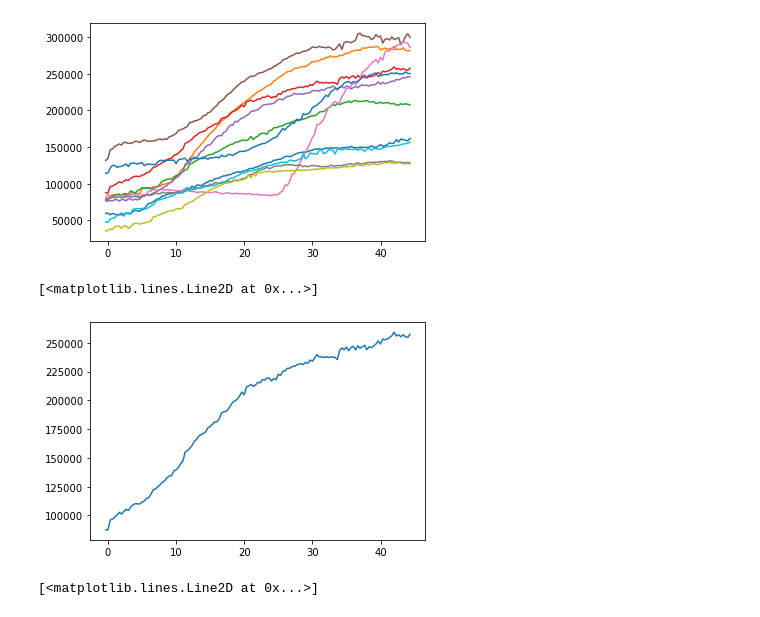
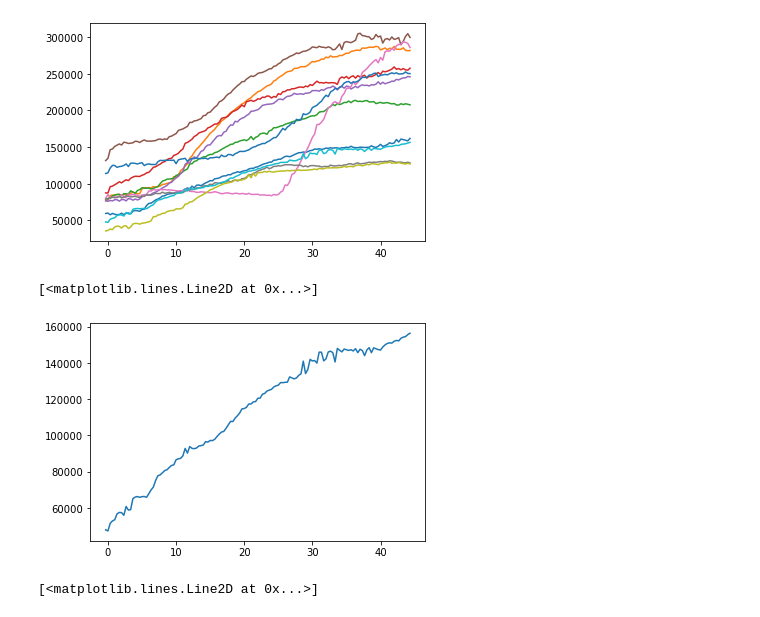
Before and after one commit to hstrey/DEGLITer2_modeling, a Jupyter notebook: first try.ipynb, the cells around one changed output. Drawn from its saved outputs; the diff is of its cells as text; code cells hidden in the pictures.

```diff
--- a/first try.ipynb
+++ b/first try.ipynb
@@ -135,12 +135,12 @@ for idx in col:
 # %% [output]
 [figure]
 # %%
-datay = data_illnp[:,3]
+datay = data_illnp[:,9]
 noise = np.sqrt(np.abs(datay))
 plt.plot(time_ill,datay)
 # %% [output]
 [<matplotlib.lines.Line2D at 0x...>]
-[figure, old version]
+[figure, new version]
 # %%
 def DE(t, m, k, beta, delta,offset):
     """General expression model function"""
```
Also changed, not shown: parts of 2 cells of this notebook, 2 other files.
